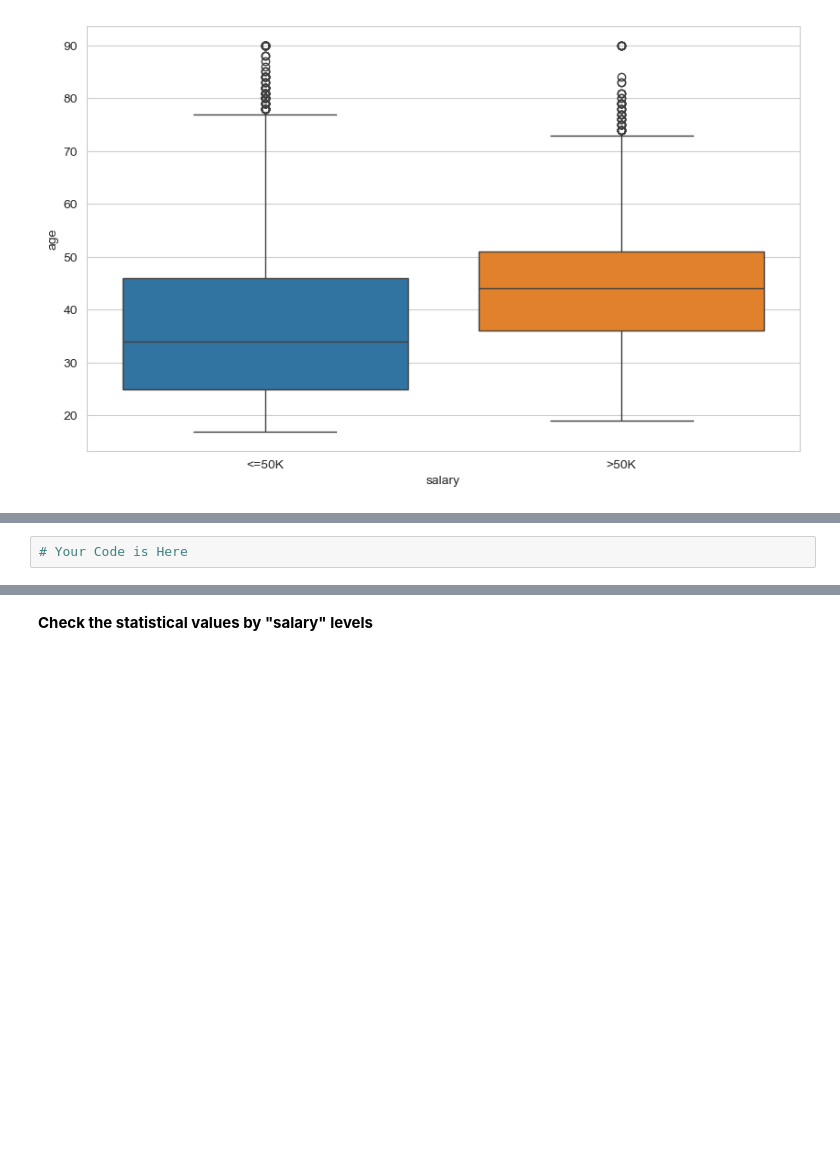
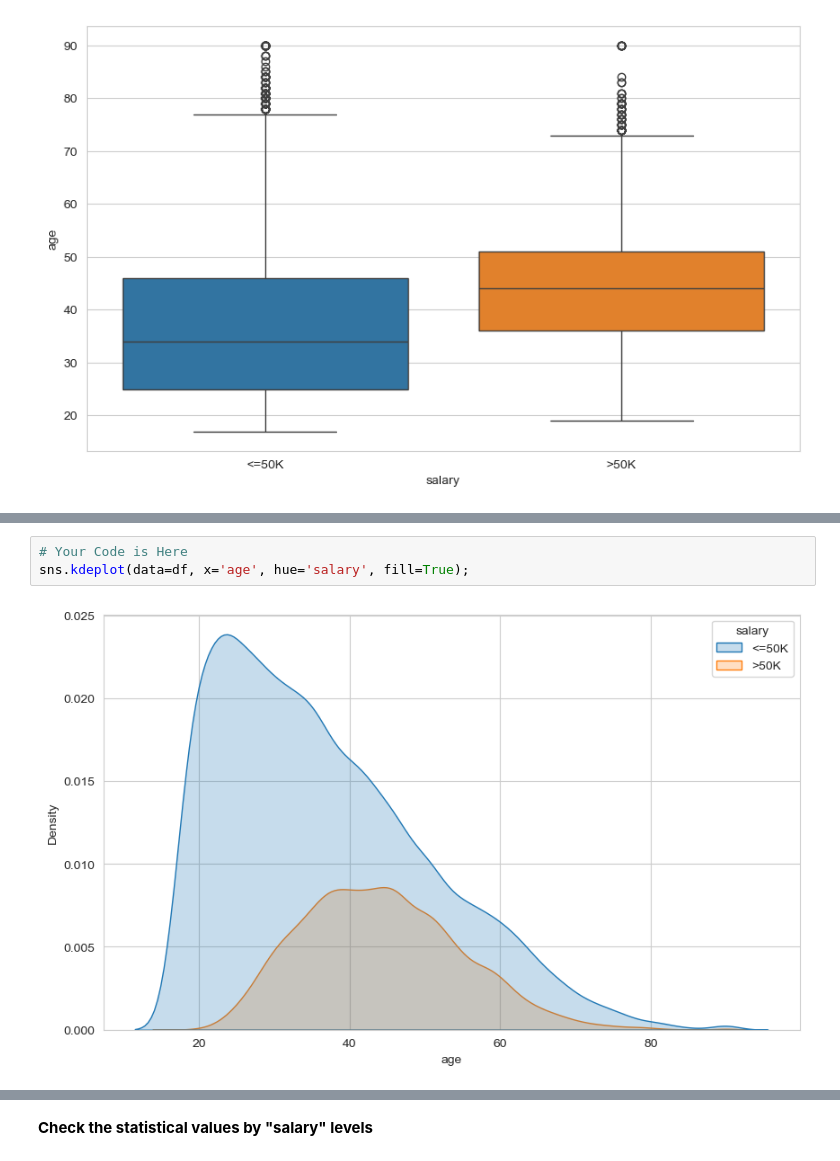
Before and after one commit to iceyisaak/clarusway_ds, a Jupyter notebook: DA _ DVwPy-EDA Project (Analyze US Citizens)-Student-V01_(with_desired_outputs).ipynb, the cells around one changed output, grey strips where cells are left out. Cells and saved outputs as stored; diff of their text form; blank space fills up the shorter version.

```diff
--- a/DA _ DVwPy-EDA Project (Analyze US Citizens)-Student-V01_(with_desired_outputs).ipynb
+++ b/DA _ DVwPy-EDA Project (Analyze US Citizens)-Student-V01_(with_desired_outputs).ipynb
@@ -712,6 +716,9 @@ Desired Output:
 ![image.png](https://i.ibb.co/q5P0sVf/US-Citizens9.png)
 # %%
 # Your Code is Here
+sns.kdeplot(data=df, x='age', hue='salary', fill=True);
+# %% [output]
+[figure, added]
 # %% [markdown]
 Desired Output:
 
```
Also changed, not shown: parts of 31 cells of this notebook.
